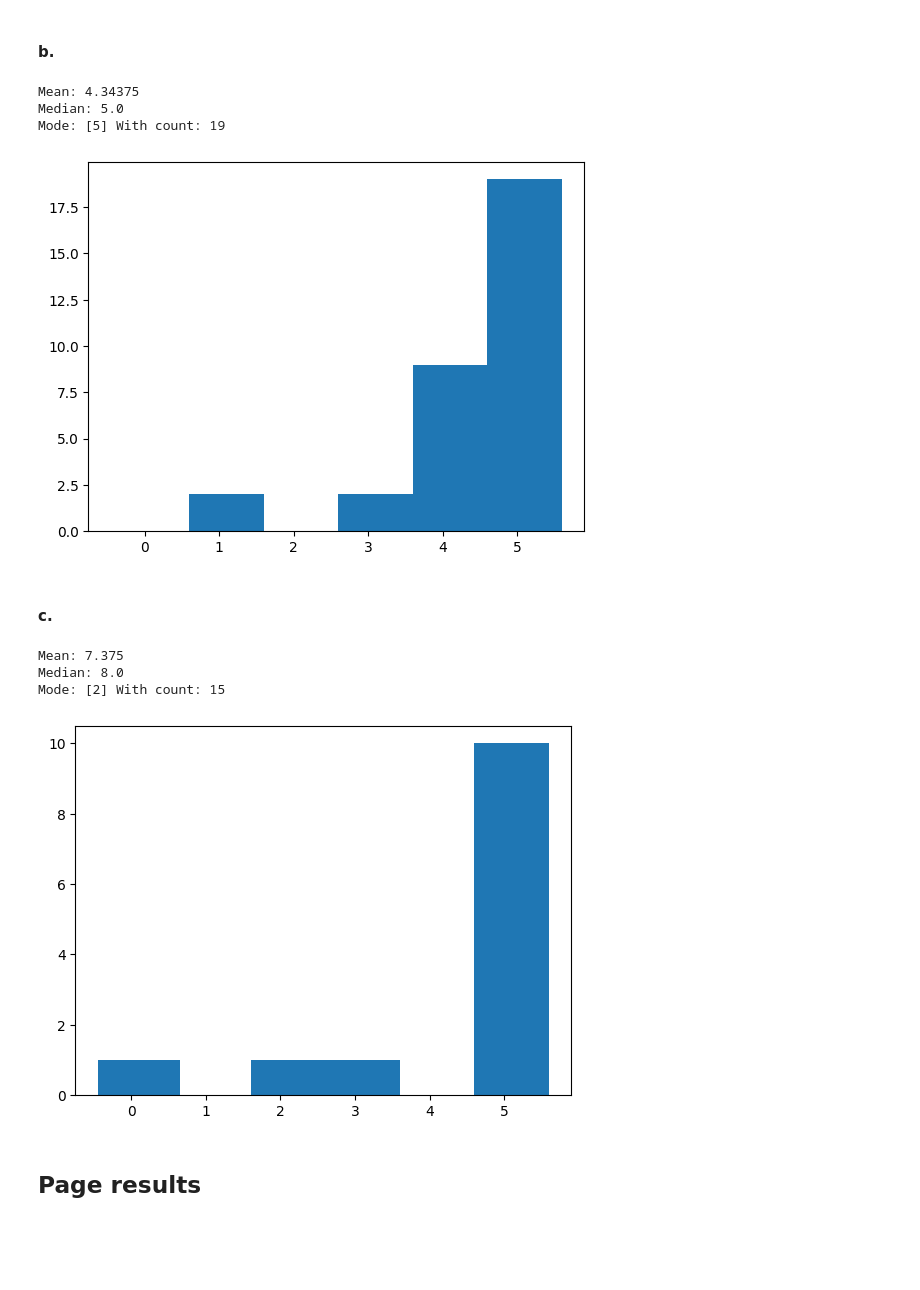
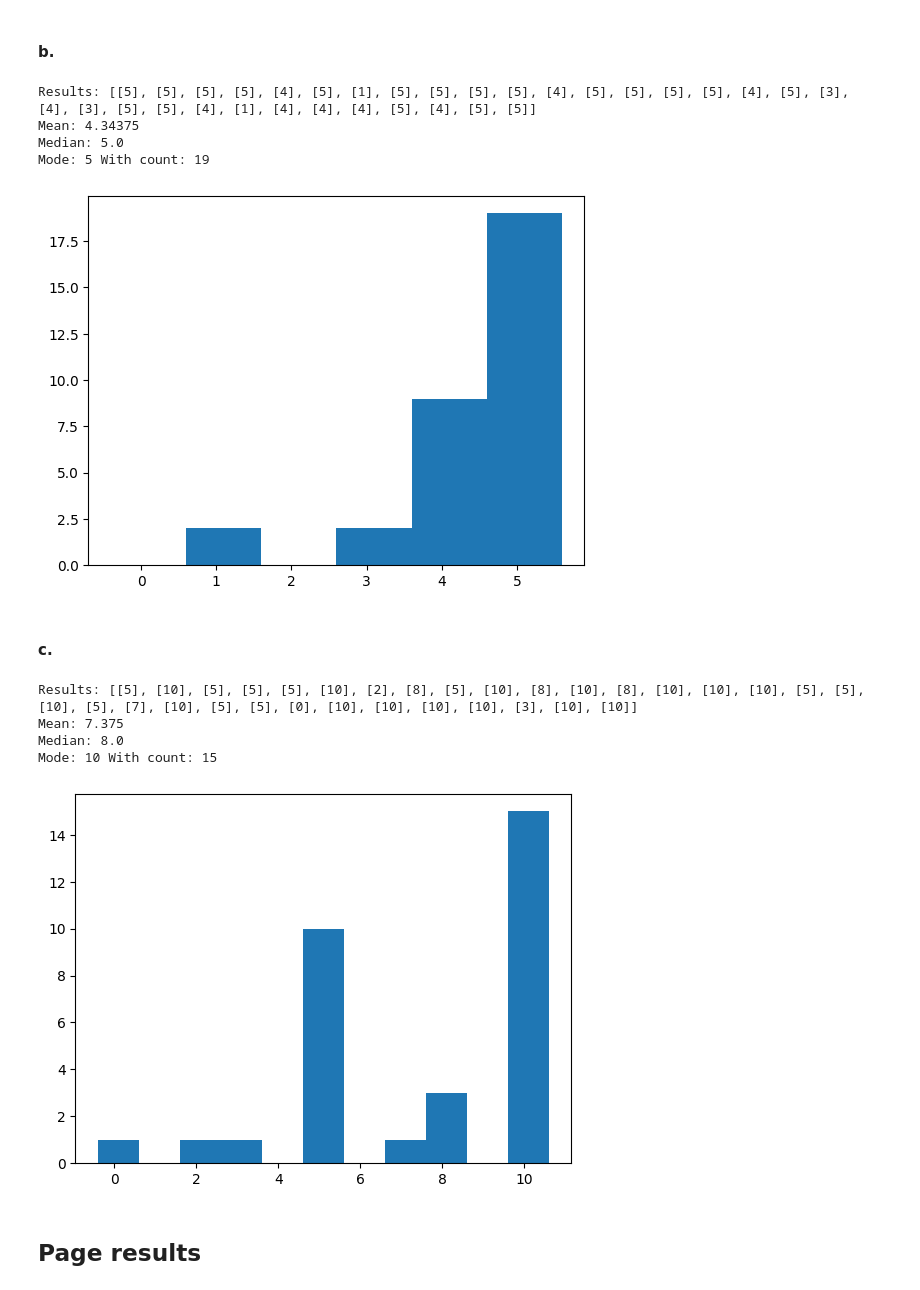
Before and after one commit to cameronrutherford/rrutherford4, a Jupyter notebook: class/cisc2200-fall24/quiz/1/page3.ipynb, the cells around one changed output. Saved outputs shown, nothing was run; the diff lists cells and outputs as text; code cells hidden in the pictures; blank space fills up the shorter version.

```diff
--- a/class/cisc2200-fall24/quiz/1/page3.ipynb
+++ b/class/cisc2200-fall24/quiz/1/page3.ipynb
@@ -78,11 +38,12 @@ Question 1: c) Scores [[5, 5, 5], [5, 5, 10], [5, 5, 5], [4, 5, 5], [5, 4, 5], [
 # %%
 import matplotlib.pyplot as plt
 
-def print_stats(A, bins = [-1,0.1,1.1,2.1,3.1,4.1,5.1]):
+def print_stats(A, bins = [x + 0.1 for x in range(-1,6)]):
+    print(f"Results: {A.tolist()}")
     print(f"Mean: {np.mean(A)}")
     print(f"Median: {np.median(A)}")
     vals, counts = np.unique(A, return_counts=True)
-    print(f"Mode: {A[np.argmax(counts)]} With count: {counts[np.argmax(counts)]}")
+    print(f"Mode: {vals[np.argmax(counts)]} With count: {counts[np.argmax(counts)]}")
     plt.hist(A, bins = bins, align='right')
 # %% [markdown]
 ### Question 4
@@ -100,19 +62,21 @@ Mode: [4] With count: 27
 # %%
 print_stats(res_array[:,1:2])
 # %% [output]
+Results: [[5], [5], [5], [5], [4], [5], [1], [5], [5], [5], [5], [4], [5], [5], [5], [5], [4], [5], [3], [4], [3], [5], [5], [4], [1], [4], [4], [4], [5], [4], [5], [5]]
 Mean: 4.34375
 Median: 5.0
-Mode: [5] With count: 19
+Mode: 5 With count: 19
-[figure, old version]
+[figure, new version]
 # %% [markdown]
 #### c.
 # %%
-print_stats(res_array[:,2:3])
+print_stats(res_array[:,2:3], bins = [x + 0.1 for x in range(-1, 11)])
 # %% [output]
+Results: [[5], [10], [5], [5], [5], [10], [2], [8], [5], [10], [8], [10], [8], [10], [10], [10], [5], [5], [10], [5], [7], [10], [5], [5], [0], [10], [10], [10], [10], [3], [10], [10]]
 Mean: 7.375
 Median: 8.0
-Mode: [2] With count: 15
+Mode: 10 With count: 15
-[figure, old version]
+[figure, new version]
 # %% [markdown]
 ## Page results
 # %%
```
Also changed, not shown: parts of 8 cells of this notebook, 7 other files.
